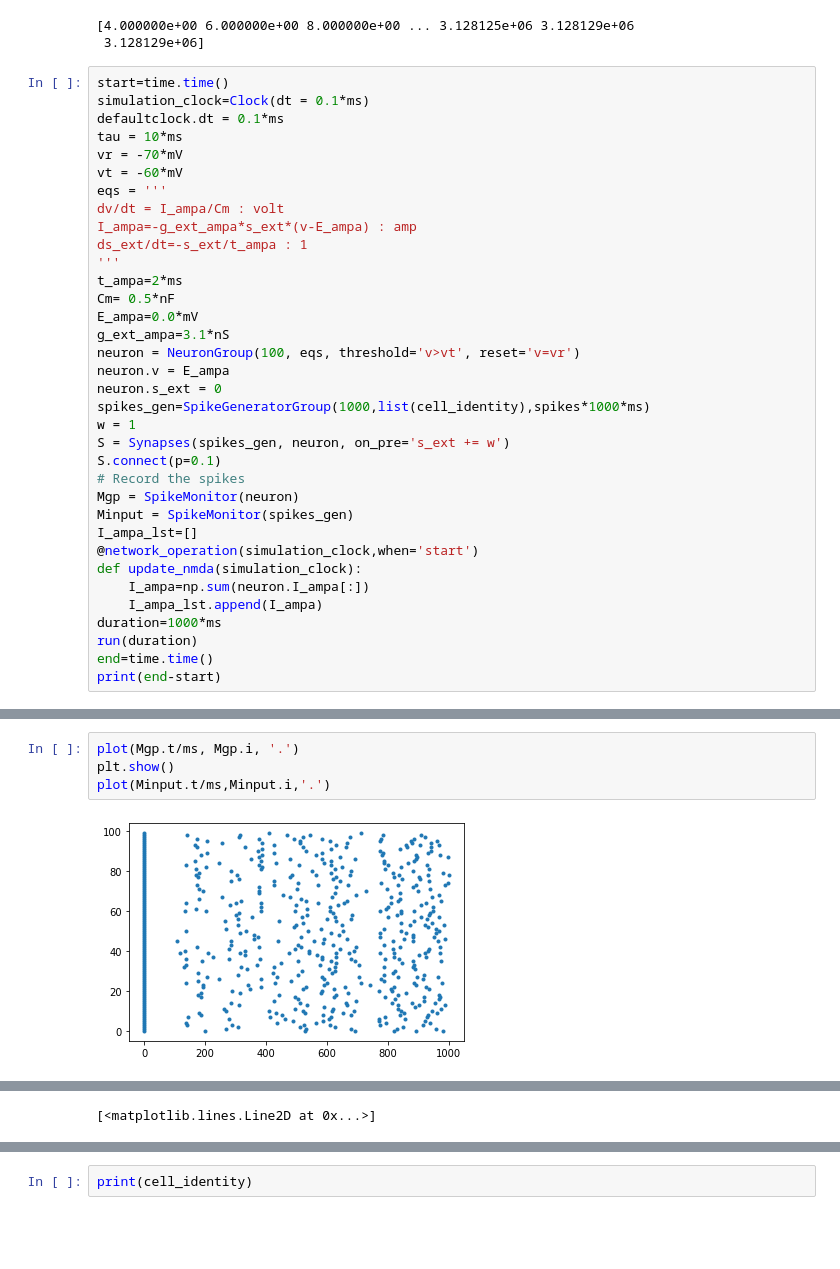
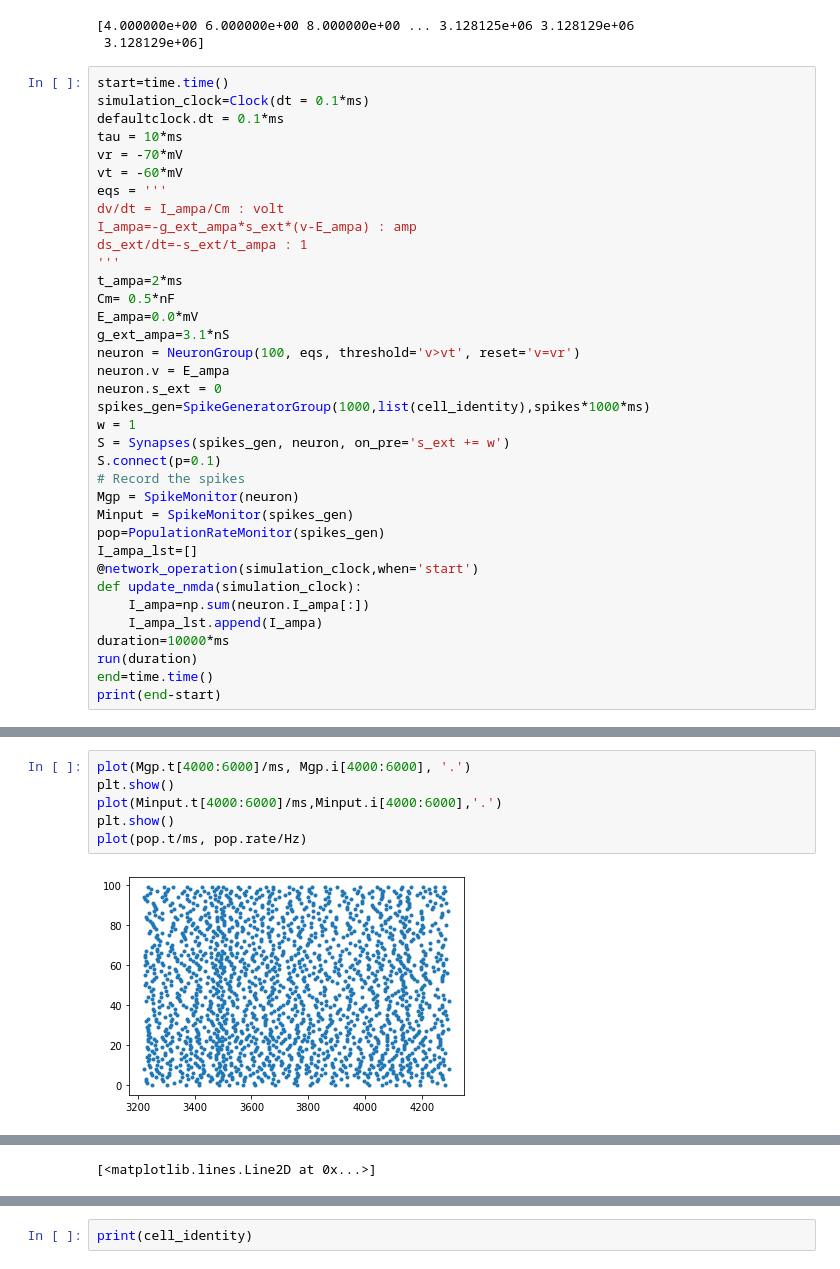
Before and after one commit to mariakesa/NeuroPixelsDataAnalysis, a Jupyter notebook: Simulations/AMPA_simulation.ipynb, the cells around one changed output, grey strips where cells are left out. Drawn from its saved outputs; the diff is of its cells as text; blank space fills up the shorter version.

```diff
--- a/Simulations/AMPA_simulation.ipynb
+++ b/Simulations/AMPA_simulation.ipynb
@@ -41,12 +41,13 @@ S.connect(p=0.1)
 # Record the spikes
 Mgp = SpikeMonitor(neuron)
 Minput = SpikeMonitor(spikes_gen)
+pop=PopulationRateMonitor(spikes_gen)
 I_ampa_lst=[]
 @network_operation(simulation_clock,when='start')
 def update_nmda(simulation_clock):
     I_ampa=np.sum(neuron.I_ampa[:])
     I_ampa_lst.append(I_ampa)
-duration=1000*ms
+duration=10000*ms
 run(duration)
 end=time.time()
 print(end-start)
@@ -56,6 +57,8 @@ INFO       No numerical integration method specified for group 'neurongroup_1',
 # %%
-plot(Mgp.t/ms, Mgp.i, '.')
+plot(Mgp.t[4000:6000]/ms, Mgp.i[4000:6000], '.')
 plt.show()
-plot(Minput.t/ms,Minput.i,'.')
+plot(Minput.t[4000:6000]/ms,Minput.i[4000:6000],'.')
+plt.show()
+plot(pop.t/ms, pop.rate/Hz)
 # %% [output]
-[figure, old version]
+[figure, new version]
```
Also changed, not shown: parts of 8 cells of this notebook.
